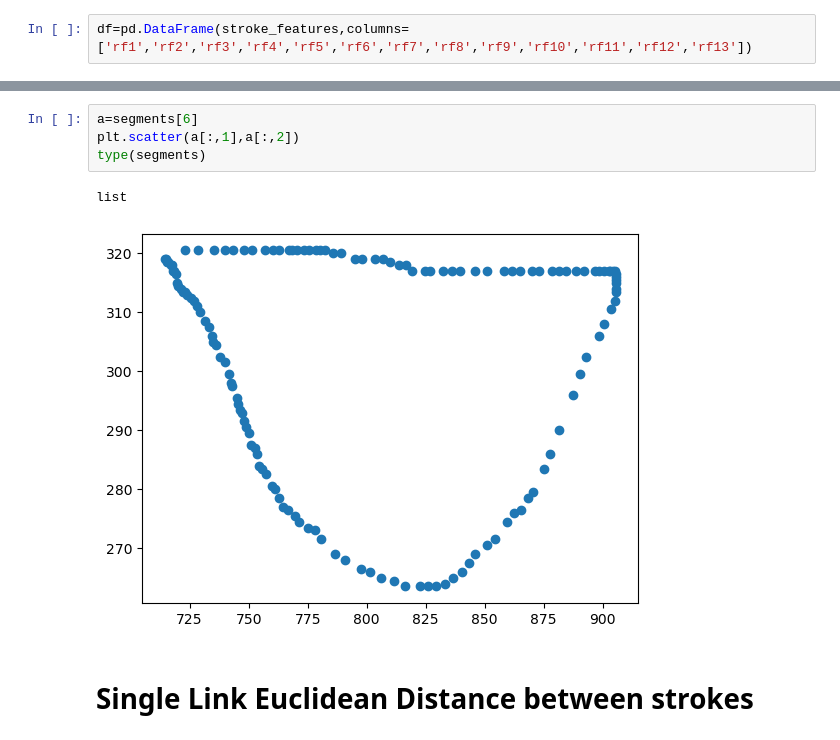
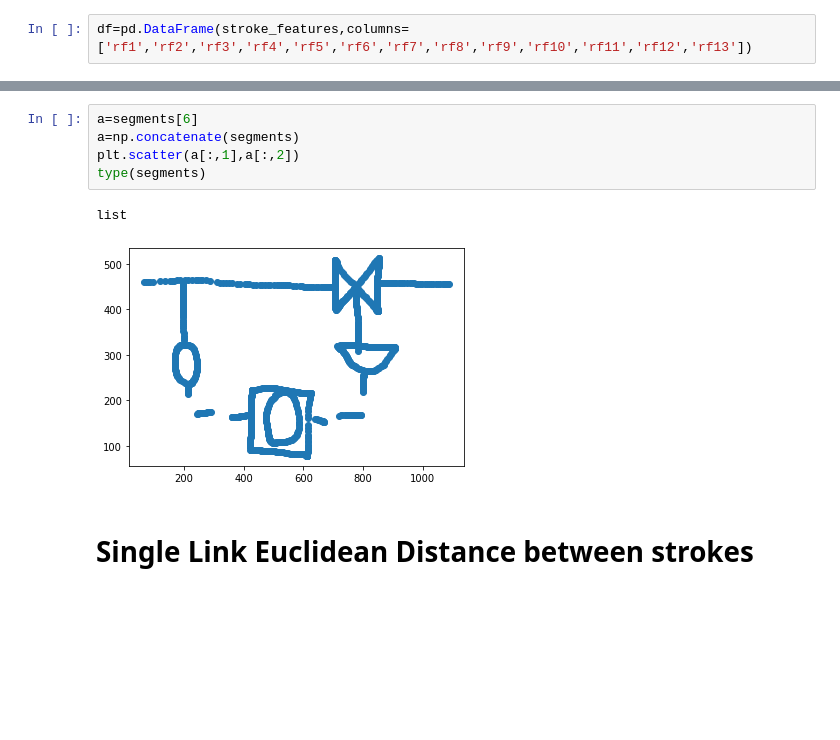
Before and after one commit to 1605105664/PIDRecognizer, a Jupyter notebook: Project.ipynb, the cells around one changed output, grey strips where cells are left out. Cells and saved outputs as stored; diff of their text form; blank space fills up the shorter version.

Commit message:
add Graph amalgamation

```diff
--- a/Project.ipynb
+++ b/Project.ipynb
@@ -116,11 +116,12 @@ df
 | 14 | 0.000000 | 1.000000 | 18.500000 | 1.570796 | 18.500000 | 0.000000 | 1.000000 | 18.500000 | 0.000000e+00 | 0.000000 | 0.000000 | ... |
 # %%
 a=segments[6]
+a=np.concatenate(segments)
 plt.scatter(a[:,1],a[:,2])
 type(segments)
 # %% [output]
 list
-[figure, old version]
+[figure, new version]
 # %% [markdown]
 # Single Link Euclidean Distance between strokes
 # %%
```
Also changed, not shown: parts of 18 cells of this notebook, 1 other file.
